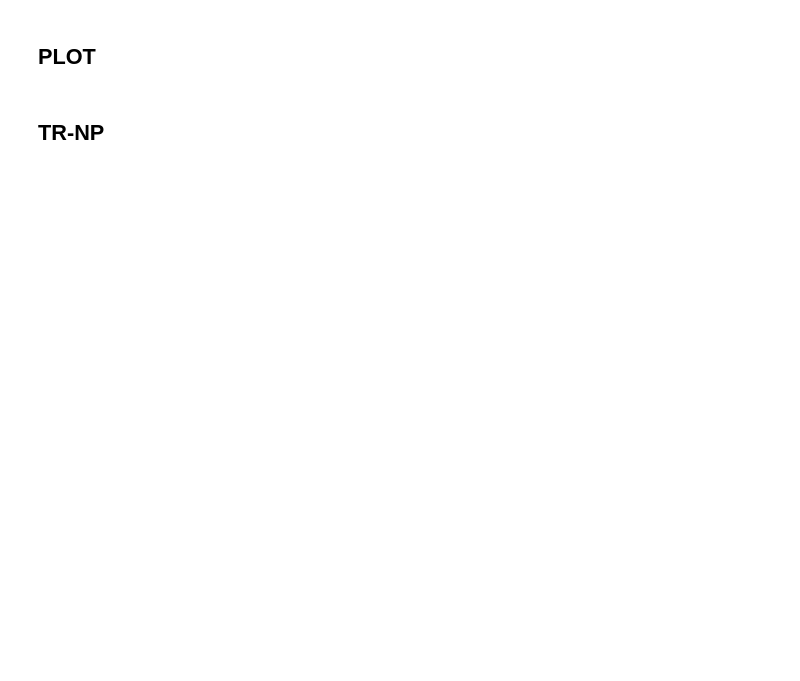
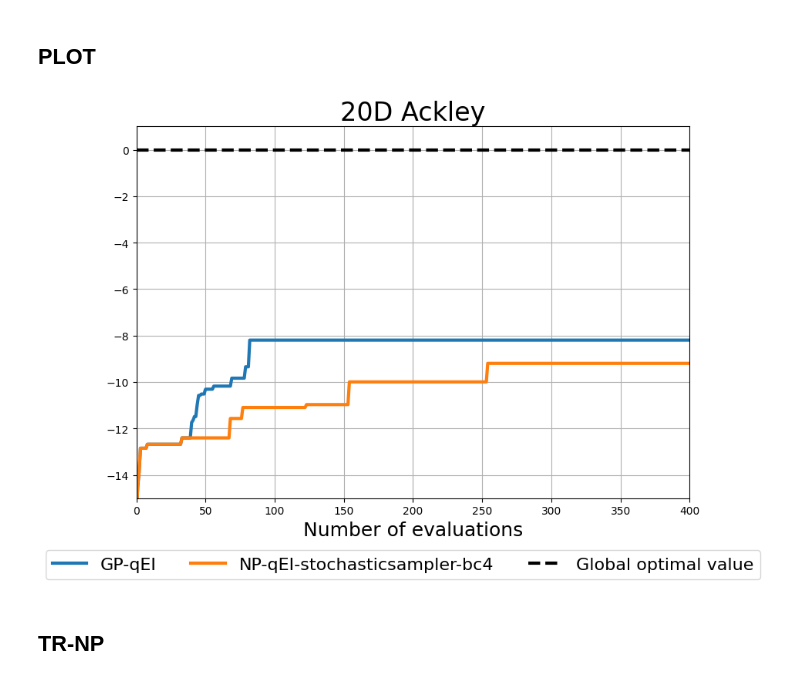
Before and after one commit to PTAEJOOO/botorch_taejoo, a Jupyter notebook: tutorials/NP_ex1.ipynb, the cells around one changed output. Cells and saved outputs as stored; diff of their text form; code cells hidden in the pictures; blank space fills up the shorter version.

```diff
--- a/tutorials/NP_ex1.ipynb
+++ b/tutorials/NP_ex1.ipynb
@@ -192,7 +204,7 @@ Y_np = torch.tensor(
     [eval_objective(x) for x in X_np], dtype=dtype, device=device
 ).unsqueeze(-1)
 
-sampler = StochasticSampler(torch.Size([batch_size]), seed=1234)
+sampler = StochasticSampler(torch.Size([1024]), seed=1234)
 obj = IdentityMCObjective()
 
 while len(Y_np) < 400:
@@ -328,35 +358,37 @@ import matplotlib
 import matplotlib.pyplot as plt
 import numpy as np
 from matplotlib import rc
 
 %matplotlib inline
 
-names = ["GP-qEI", "NP-qEI-stochasticsampler-bc4", "NP-qEI-stochasticsampler-bc8"] # , "EI", "Sobol"
-runs = [Y_ei, Y_np, Y_np1] # , Y_ei, Y_Sobol
+names = ["GP-qEI", "NP-qEI-stochasticsampler-bc4"] # , "EI", "Sobol", "NP-qEI-stochasticsampler-bc8"
+runs = [Y_ei, Y_np] # , Y_ei, Y_Sobol, Y_np1
 fig, ax = plt.subplots(figsize=(8, 6))
 
 for name, run in zip(names, runs):
     fx = np.maximum.accumulate(run.cpu())
     plt.plot(fx, marker="", lw=3)
 
 plt.plot([0, len(Y_ei)], [fun.optimal_value, fun.optimal_value], "k--", lw=3)
 plt.xlabel("Function value", fontsize=18)
 plt.xlabel("Number of evaluations", fontsize=18)
 plt.title("20D Ackley", fontsize=24)
 plt.xlim([0, len(Y_ei)])
 plt.ylim([-15, 1])
 
 plt.grid(True)
 plt.tight_layout()
 plt.legend(
     names + ["Global optimal value"],
     loc="lower center",
     bbox_to_anchor=(0, -0.08, 1, 1),
     bbox_transform=plt.gcf().transFigure,
     ncol=4,
     fontsize=16,
 )
 plt.show()
+# %% [output]
+[figure, added]
 # %% [markdown]
 ## TR-NP
 # %%
```
Also changed, not shown: parts of 3 cells of this notebook.
